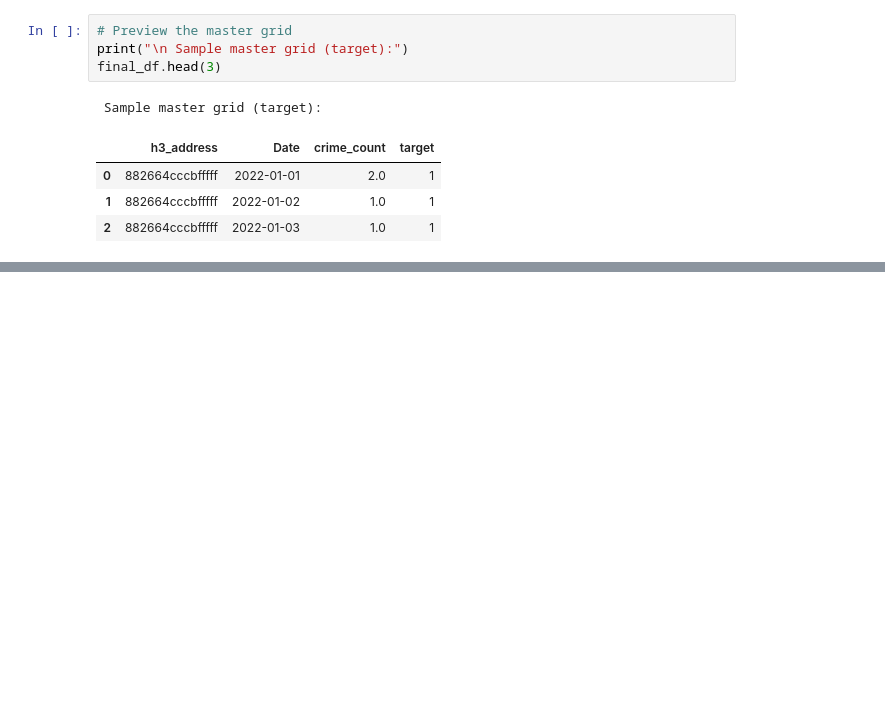
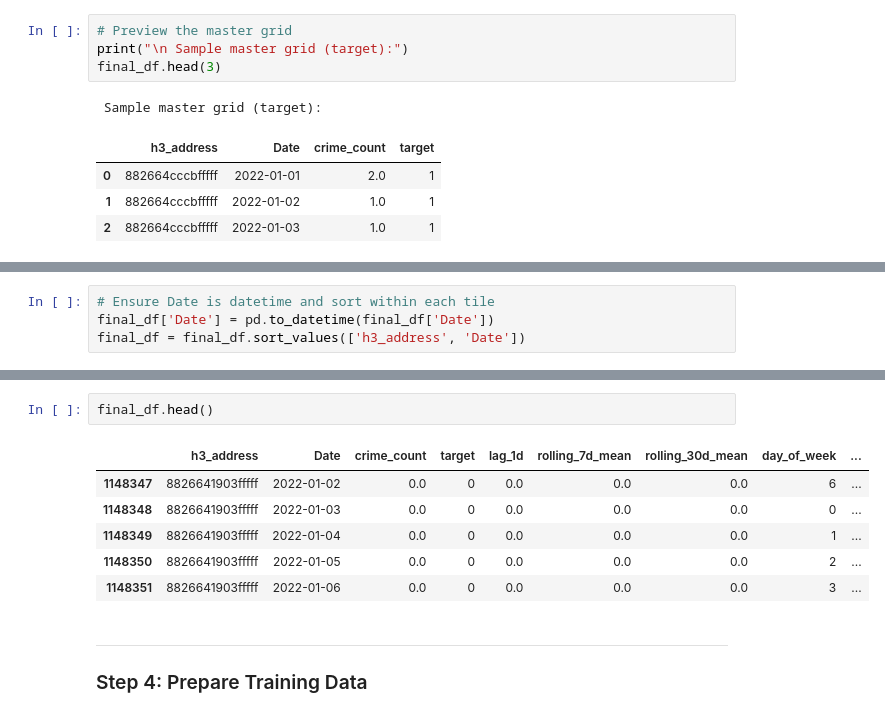
Before and after one commit to e1548423/Team23_IT5006_Predictive_Policing_AY2526Sem2, a Jupyter notebook: ML/Model/Crime_Prediction_Training.ipynb, the cells around one changed output, grey strips where cells are left out. Saved outputs shown, nothing was run; the diff lists cells and outputs as text; blank space fills up the shorter version.

```diff
--- a/ML/Model/Crime_Prediction_Training.ipynb
+++ b/ML/Model/Crime_Prediction_Training.ipynb
@@ -366,0 +373,4 @@ final_df.head(3)
+# %%
+# Ensure Date is datetime and sort within each tile
+final_df['Date'] = pd.to_datetime(final_df['Date'])
+final_df = final_df.sort_values(['h3_address', 'Date'])
@@ -366,0 +431,12 @@ final_df.head(3)
+# %%
+final_df.head()
+# %% [output]
+|  | h3_address | Date | crime_count | target | lag_1d | rolling_7d_mean | rolling_30d_mean | day_of_week | ... |
+| 1148347 | 8826641903fffff | 2022-01-02 | 0.0 | 0 | 0.0 | 0.0 | 0.0 | 6 | ... |
+| 1148348 | 8826641903fffff | 2022-01-03 | 0.0 | 0 | 0.0 | 0.0 | 0.0 | 0 | ... |
+| 1148349 | 8826641903fffff | 2022-01-04 | 0.0 | 0 | 0.0 | 0.0 | 0.0 | 1 | ... |
+| 1148350 | 8826641903fffff | 2022-01-05 | 0.0 | 0 | 0.0 | 0.0 | 0.0 | 2 | ... |
+| 1148351 | 8826641903fffff | 2022-01-06 | 0.0 | 0 | 0.0 | 0.0 | 0.0 | 3 | ... |
+# %% [markdown]
+---
+### Step 4: Prepare Training Data
```
Also changed, not shown: parts of 9 cells of this notebook.
